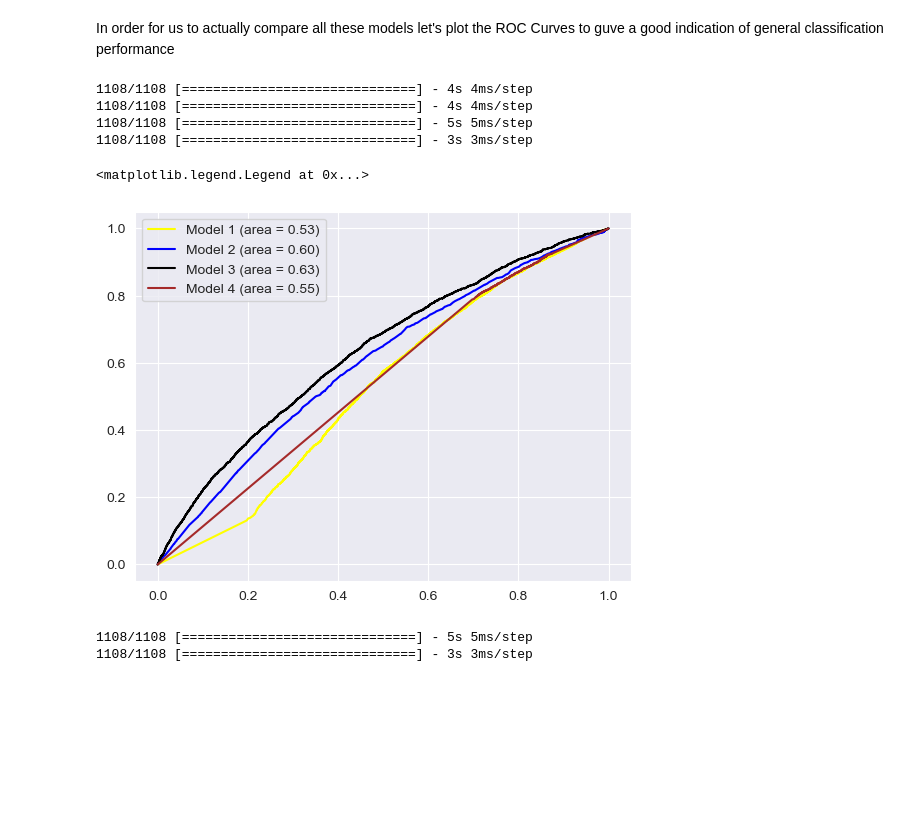
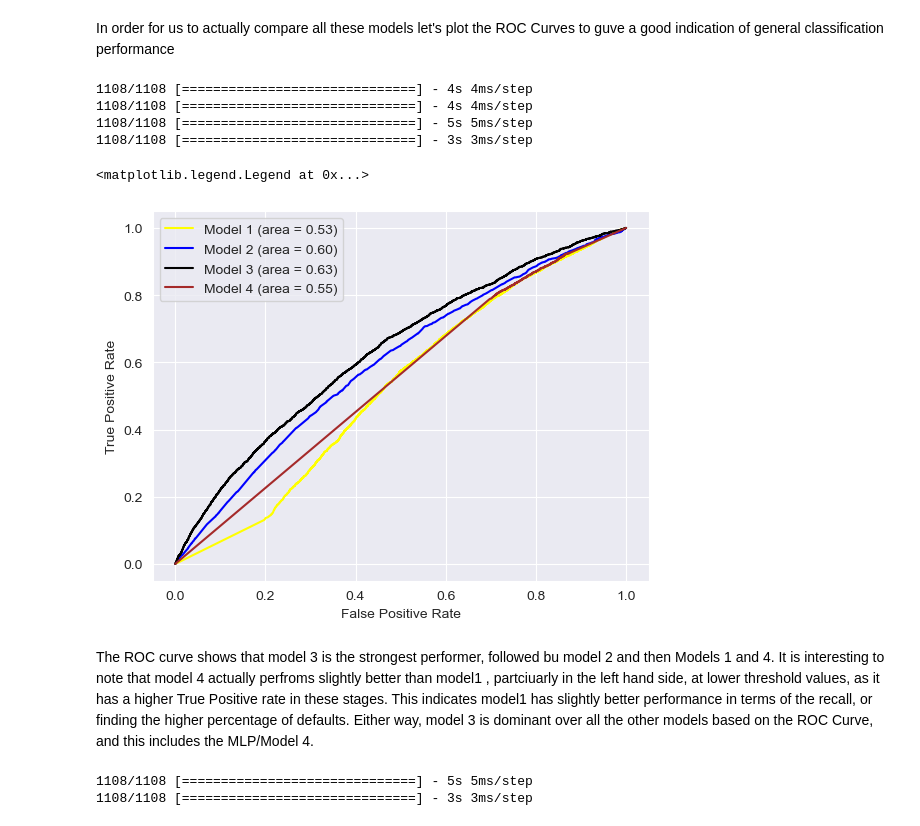
Before and after one commit to saakethkoka/ML-Lab5, a Jupyter notebook: main.ipynb, the cells around one changed output. Cells and saved outputs as stored; diff of their text form; code cells hidden in the pictures; blank space fills up the shorter version.

```diff
--- a/main.ipynb
+++ b/main.ipynb
@@ -796,30 +796,34 @@ In order for us to actually compare all these models let's plot the ROC Curves t
 # %%
 from sklearn.metrics import roc_curve, auc
 plt.figure()
 y_pred = model1.predict([crossed_features_test.to_numpy(), categorical_features_test.to_numpy(), numerical_features_test.to_numpy()])
 fpr, tpr, thresholds = roc_curve(y_test, y_pred)
 roc_auc = auc(fpr, tpr)
 plt.plot(fpr, tpr, color='yellow', label='Model 1 (area = %0.2f)' % roc_auc)
 y_pred = model2.predict([crossed_features_test.to_numpy(), categorical_features_test.to_numpy(), numerical_features_test.to_numpy()])
 fpr, tpr, thresholds = roc_curve(y_test, y_pred)
 roc_auc = auc(fpr, tpr)
 plt.plot(fpr, tpr, color='blue', label='Model 2 (area = %0.2f)' % roc_auc)
 y_pred = model3.predict([crossed_features_test.to_numpy(), categorical_features_test.to_numpy(), numerical_features_test.to_numpy()])
 fpr, tpr, thresholds = roc_curve(y_test, y_pred)
 roc_auc = auc(fpr, tpr)
 plt.plot(fpr, tpr, color='black', label='Model 3 (area = %0.2f)' % roc_auc)
 y_pred = model4.predict([categorical_features_test.to_numpy(), numerical_features_test.to_numpy()])
 fpr, tpr, thresholds = roc_curve(y_test, y_pred)
 roc_auc = auc(fpr, tpr)
 plt.plot(fpr, tpr, color='Brown', label='Model 4 (area = %0.2f)' % roc_auc)
+plt.ylabel('True Positive Rate')
+plt.xlabel('False Positive Rate')
 plt.legend()
 # %% [output]
 1108/1108 [==============================] - 4s 4ms/step
 1108/1108 [==============================] - 4s 4ms/step
 1108/1108 [==============================] - 5s 5ms/step
 1108/1108 [==============================] - 3s 3ms/step
 <matplotlib.legend.Legend at 0x...>
-[figure, old version]
+[figure, new version]
+# %% [markdown]
+The ROC curve shows that model 3 is the strongest performer, followed bu model 2 and then Models 1 and 4. It is interesting to note that model 4 actually perfroms slightly better than model1 , partciuarly in the left hand side, at lower threshold values, as it has a higher True Positive rate in these stages. This indicates model1 has slightly better performance in terms of the recall, or finding the higher percentage of defaults. Either way, model 3 is dominant over all the other models based on the ROC Curve, and this includes the MLP/Model 4.
 # %%
 
 y_pred_model3 = model3.predict([crossed_features_test.to_numpy(), categorical_features_test.to_numpy(), numerical_features_test.to_numpy()])
```
Also changed, not shown: parts of 1 cell of this notebook.
